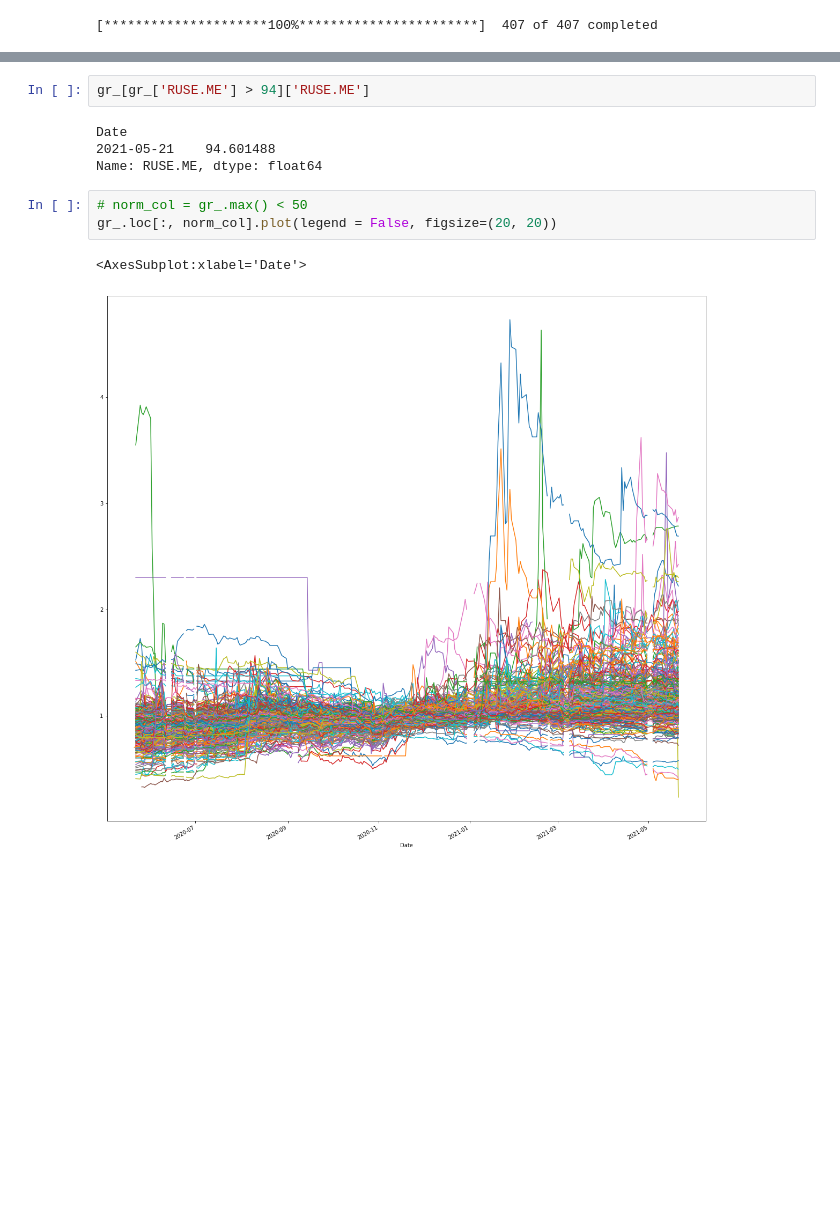
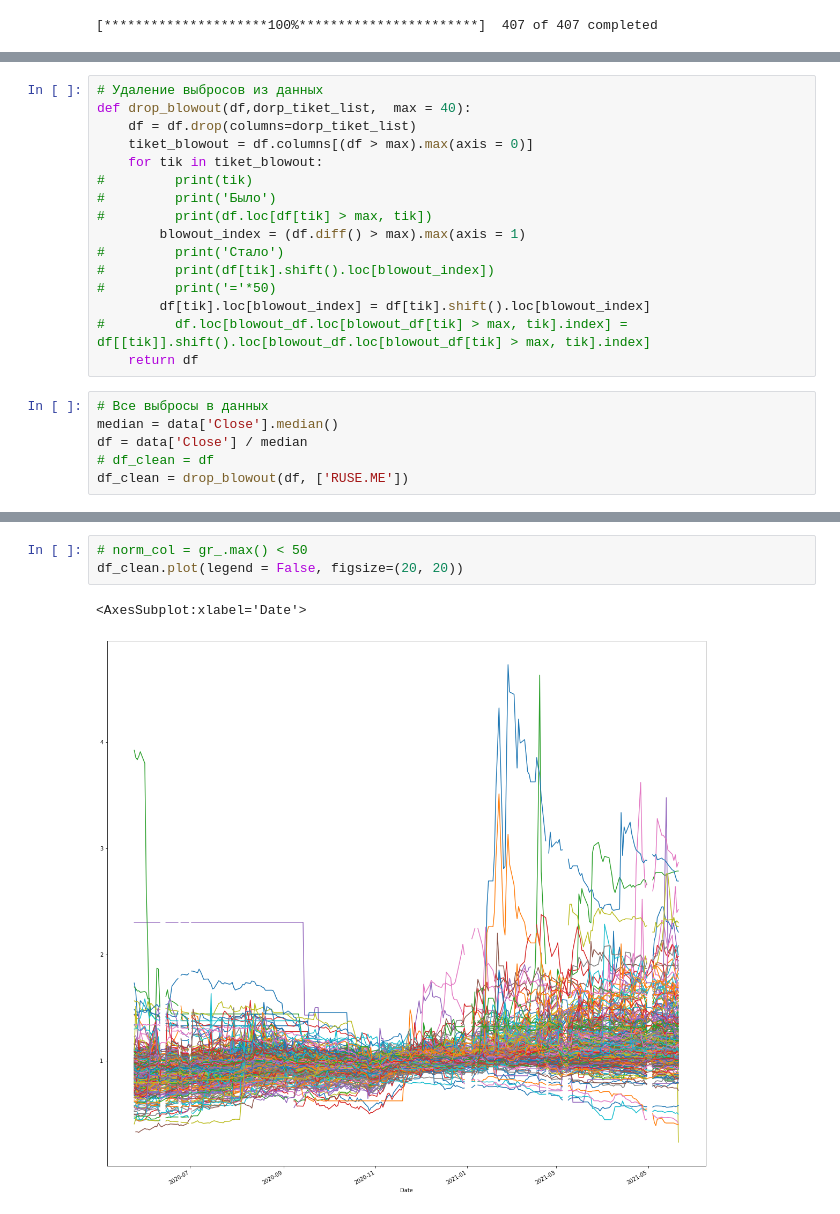
Before and after one commit to Mikhaylov-yv/Trad_histori_test, a Jupyter notebook: notebooks/Просмотр рынка Мос биржы.ipynb, the cells around one changed output, grey strips where cells are left out. Cells and saved outputs as stored; diff of their text form; blank space fills up the shorter version.

```diff
--- a/notebooks/Просмотр рынка Мос биржы.ipynb
+++ b/notebooks/Просмотр рынка Мос биржы.ipynb
@@ -98 +85,23 @@ data['Close']
+# %%
+# Удаление выбросов из данных
+def drop_blowout(df,dorp_tiket_list,  max = 40):
+    df = df.drop(columns=dorp_tiket_list)
+    tiket_blowout = df.columns[(df > max).max(axis = 0)]
+    for tik in tiket_blowout:
+#         print(tik)
+#         print('Было')
+#         print(df.loc[df[tik] > max, tik])
+        blowout_index = (df.diff() > max).max(axis = 1)
+#         print('Стало')
+#         print(df[tik].shift().loc[blowout_index])
+#         print('='*50)
+        df[tik].loc[blowout_index] = df[tik].shift().loc[blowout_index]
+#         df.loc[blowout_df.loc[blowout_df[tik] > max, tik].index] = df[[tik]].shift().loc[blowout_df.loc[blowout_df[tik] > max, tik].index]
+    return df
+# %%
+# Все выбросы в данных
+median = data['Close'].median()
+df = data['Close'] / median
+# df_clean = df
+df_clean = drop_blowout(df, ['RUSE.ME'])
 # %%
@@ -147,12 +117,6 @@ Series([], Name: RUSE.ME, dtype: float64)
-# %%
-gr_[gr_['RUSE.ME'] > 94]['RUSE.ME']
-# %% [output]
-Date
-2021-05-21    94.601488
-Name: RUSE.ME, dtype: float64
 # %%
 # norm_col = gr_.max() < 50
-gr_.loc[:, norm_col].plot(legend = False, figsize=(20, 20))
+df_clean.plot(legend = False, figsize=(20, 20))
 # %% [output]
 <AxesSubplot:xlabel='Date'>
-[figure, old version]
+[figure, new version]
```
Also changed, not shown: parts of 22 cells of this notebook.
